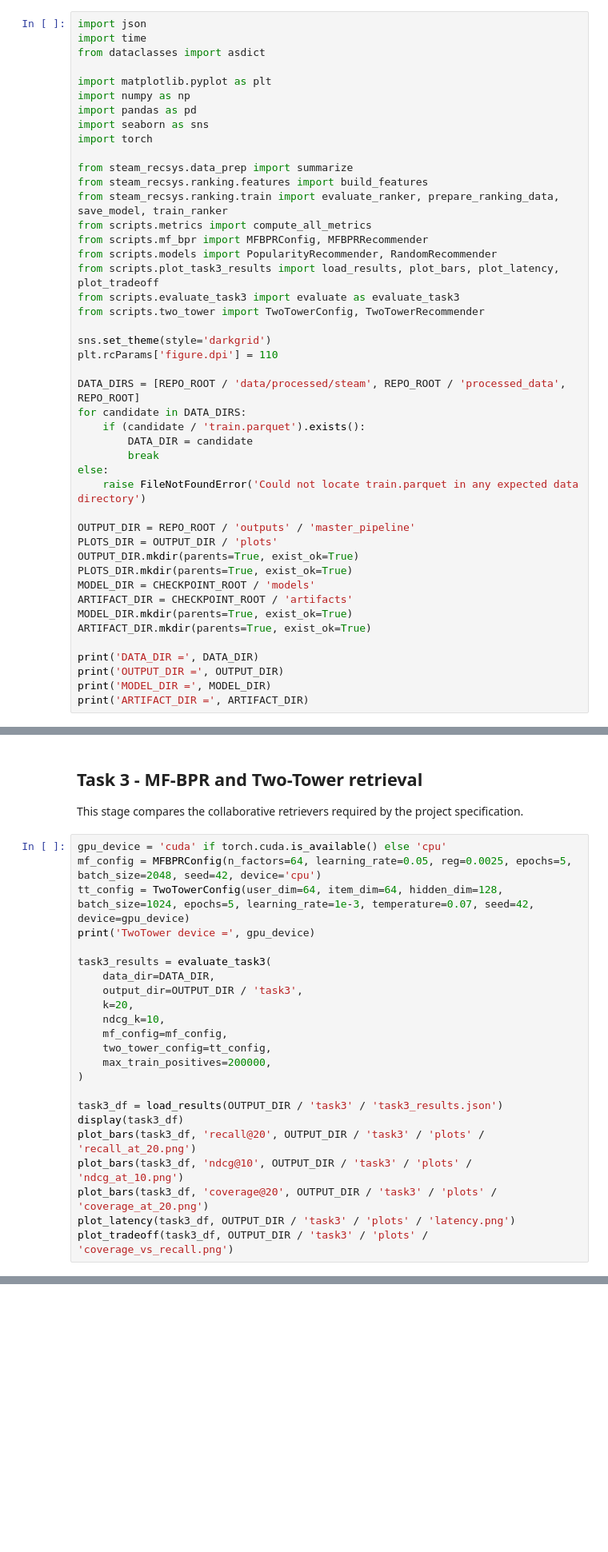
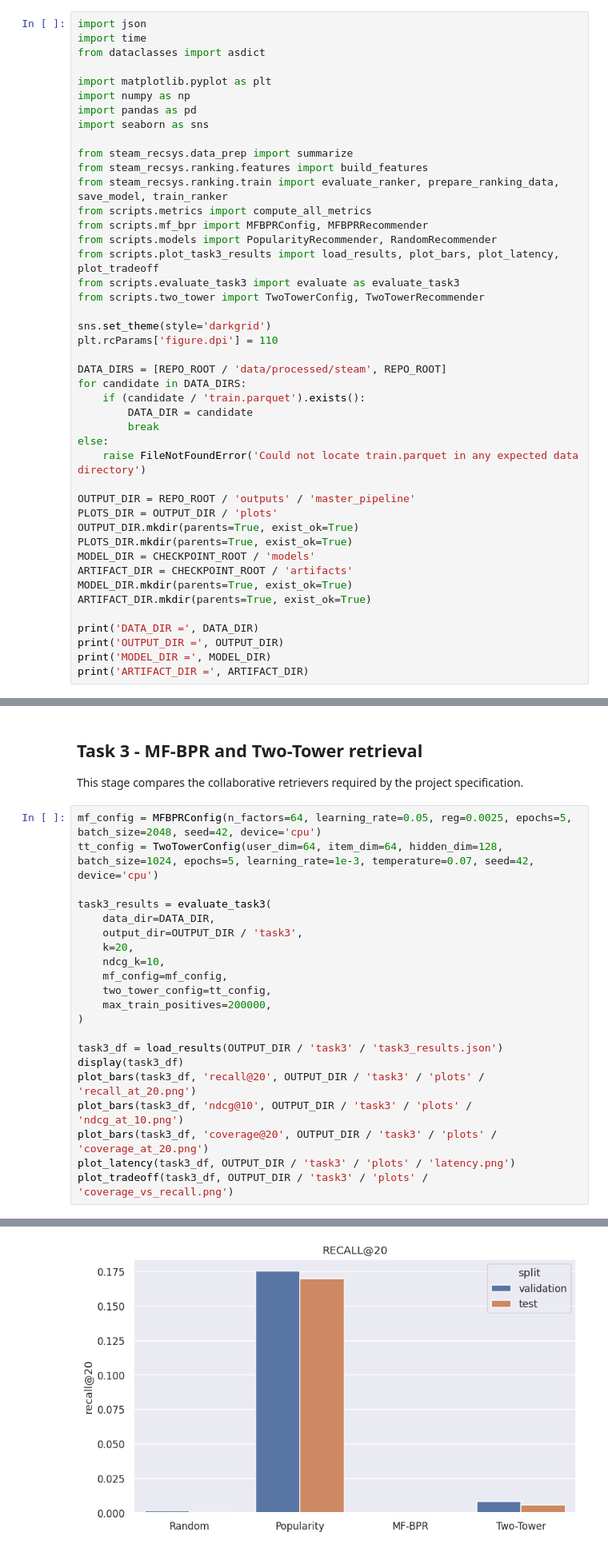
Before and after one commit to truongtan29602/steam-recsys-pipeline, a Jupyter notebook: notebooks/05_master_pipeline.ipynb, the cells around one changed output, grey strips where cells are left out. Shown at 80% size. Cells and saved outputs as stored; diff of their text form; blank space fills up the shorter version.

```diff
--- a/notebooks/05_master_pipeline.ipynb
+++ b/notebooks/05_master_pipeline.ipynb
@@ -55,7 +70,6 @@ import matplotlib.pyplot as plt
 import numpy as np
 import pandas as pd
 import seaborn as sns
-import torch
 
 from steam_recsys.data_prep import summarize
 from steam_recsys.ranking.features import build_features
@@ -70,7 +84,7 @@ from scripts.two_tower import TwoTowerConfig, TwoTowerRecommender
 sns.set_theme(style='darkgrid')
 plt.rcParams['figure.dpi'] = 110
 
-DATA_DIRS = [REPO_ROOT / 'data/processed/steam', REPO_ROOT / 'processed_data', REPO_ROOT]
+DATA_DIRS = [REPO_ROOT / 'data/processed/steam', REPO_ROOT]
 for candidate in DATA_DIRS:
     if (candidate / 'train.parquet').exists():
         DATA_DIR = candidate
@@ -149,10 +196,8 @@ display(task2_df)
 
 This stage compares the collaborative retrievers required by the project specification.
 # %%
-gpu_device = 'cuda' if torch.cuda.is_available() else 'cpu'
 mf_config = MFBPRConfig(n_factors=64, learning_rate=0.05, reg=0.0025, epochs=5, batch_size=2048, seed=42, device='cpu')
-tt_config = TwoTowerConfig(user_dim=64, item_dim=64, hidden_dim=128, batch_size=1024, epochs=5, learning_rate=1e-3, temperature=0.07, seed=42, device=gpu_device)
-print('TwoTower device =', gpu_device)
+tt_config = TwoTowerConfig(user_dim=64, item_dim=64, hidden_dim=128, batch_size=1024, epochs=5, learning_rate=1e-3, temperature=0.07, seed=42, device='cpu')
 
 task3_results = evaluate_task3(
     data_dir=DATA_DIR,
@@ -171,3 +216,4 @@ plot_bars(task3_df, 'ndcg@10', OUTPUT_DIR / 'task3' / 'plots' / 'ndcg_at_10.png'
 plot_bars(task3_df, 'coverage@20', OUTPUT_DIR / 'task3' / 'plots' / 'coverage_at_20.png')
 plot_latency(task3_df, OUTPUT_DIR / 'task3' / 'plots' / 'latency.png')
 plot_tradeoff(task3_df, OUTPUT_DIR / 'task3' / 'plots' / 'coverage_vs_recall.png')
+# %% [output]
@@ -174,3 +233,4 @@ plot_tradeoff(task3_df, OUTPUT_DIR / 'task3' / 'plots' / 'coverage_vs_recall.png
+[figure, added]
 # %% [markdown]
 ## Task 4 - LightGBM ranking on retrieval candidates
 
```
Also changed, not shown: parts of 7 cells of this notebook.
